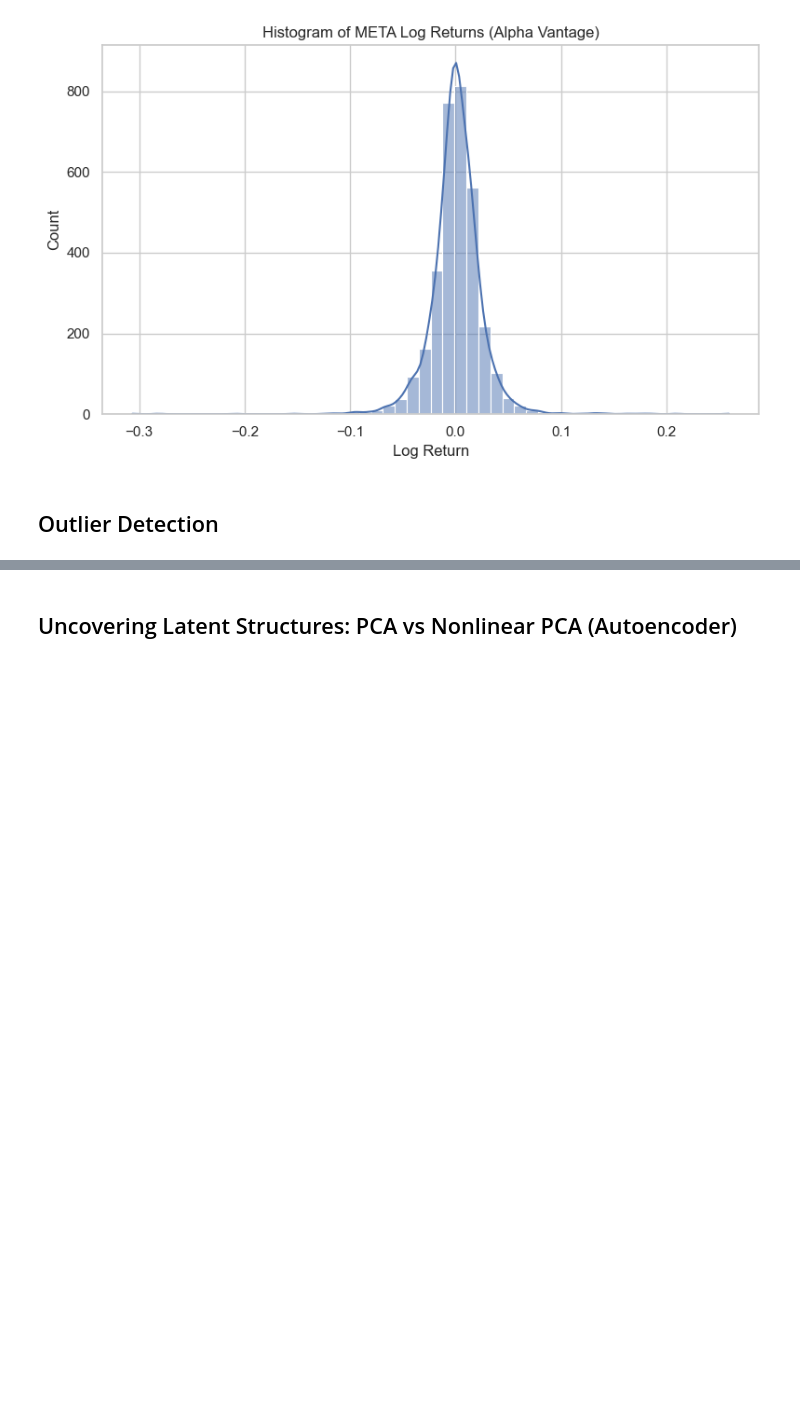
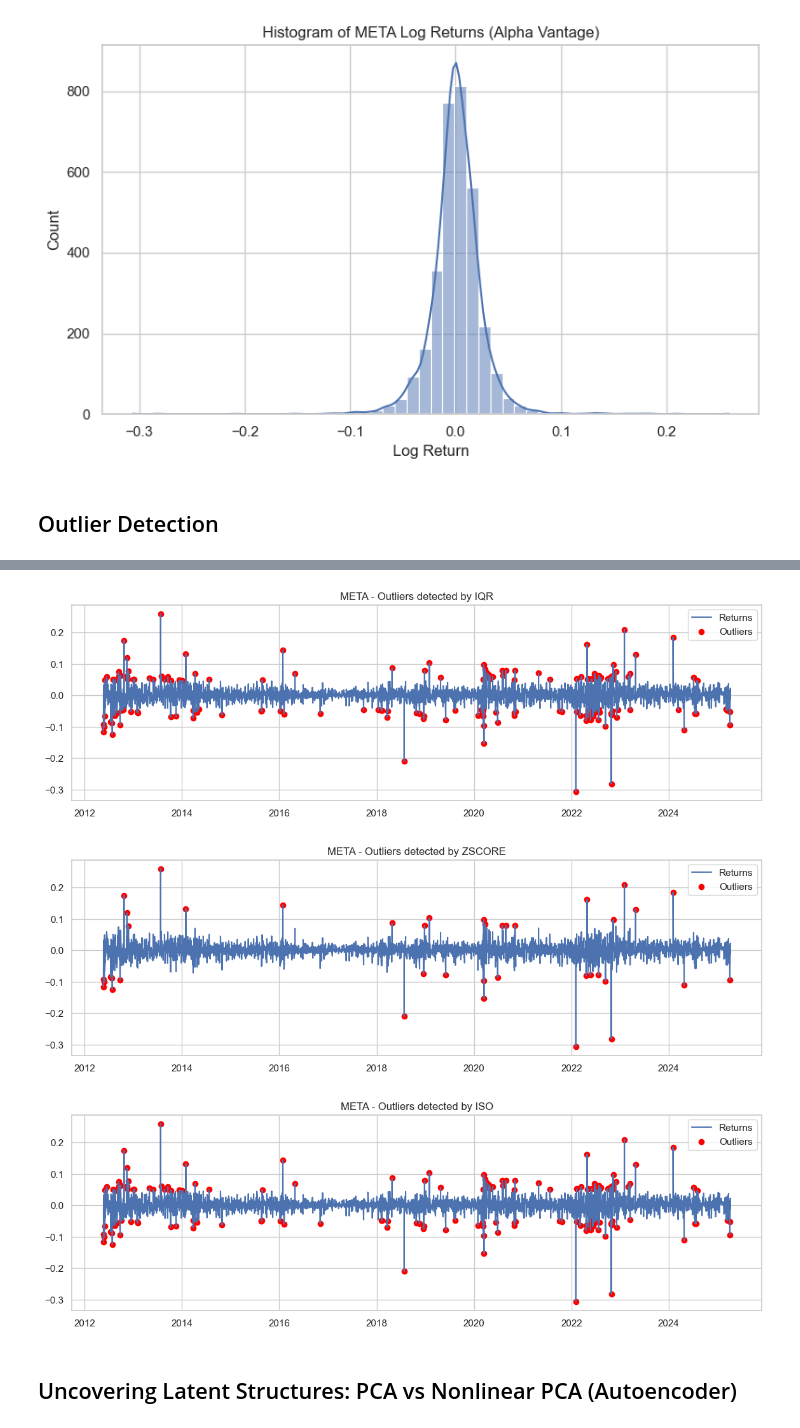
Before and after one commit to yi-json/auto-returns, a Jupyter notebook: notebooks/models.ipynb, the cells around one changed output, grey strips where cells are left out. Saved outputs shown, nothing was run; the diff lists cells and outputs as text; code cells hidden in the pictures; blank space fills up the shorter version.

Commit message:
outlier detection

```diff
--- a/notebooks/models.ipynb
+++ b/notebooks/models.ipynb
@@ -293,0 +302,4 @@ print(f"Isolation Forest outliers: {np.sum(outliers == -1)}")
+# %%
+def detect_outliers_zscore(series, threshold=3):
+    z = (series - series.mean()) / series.std()
+    return np.abs(z) > threshold
@@ -294,3 +343,34 @@ print(f"Isolation Forest outliers: {np.sum(outliers == -1)}")
+# %%
+def plot_outliers(stock, method='iqr', threshold=3):
+    series = portfolio_returns[stock]
+
+    if method == 'iqr':
+        mask = detect_outliers_iqr(series)
+    elif method == 'zscore':
+        mask = detect_outliers_zscore(series, threshold)
+    elif method == 'iso':
+        iso = IsolationForest(contamination=0.05, random_state=42)
+        preds = iso.fit_predict(series.values.reshape(-1, 1))
+        mask = preds == -1
+    else:
+        raise ValueError("Method must be one of: 'iqr', 'zscore', 'iso'")
+
+    plt.figure(figsize=(14, 4))
+    plt.plot(series.index, series.values, label='Returns')
+    plt.scatter(series.index[mask], series[mask], color='red', label='Outliers')
+    plt.title(f"{stock} - Outliers detected by {method.upper()}")
+    plt.legend()
+    plt.grid(True)
+    plt.show()
+
+# Example comparisons
+plot_outliers("META", method="iqr")
+plot_outliers("META", method="zscore")
+plot_outliers("META", method="iso")
+# %% [output]
+[figure, added]
+[figure, added]
+[figure, added]
 # %% [markdown]
 ## Uncovering Latent Structures: PCA vs Nonlinear PCA (Autoencoder)
 # %% [markdown]
```
Also changed, not shown: parts of 7 cells of this notebook.
